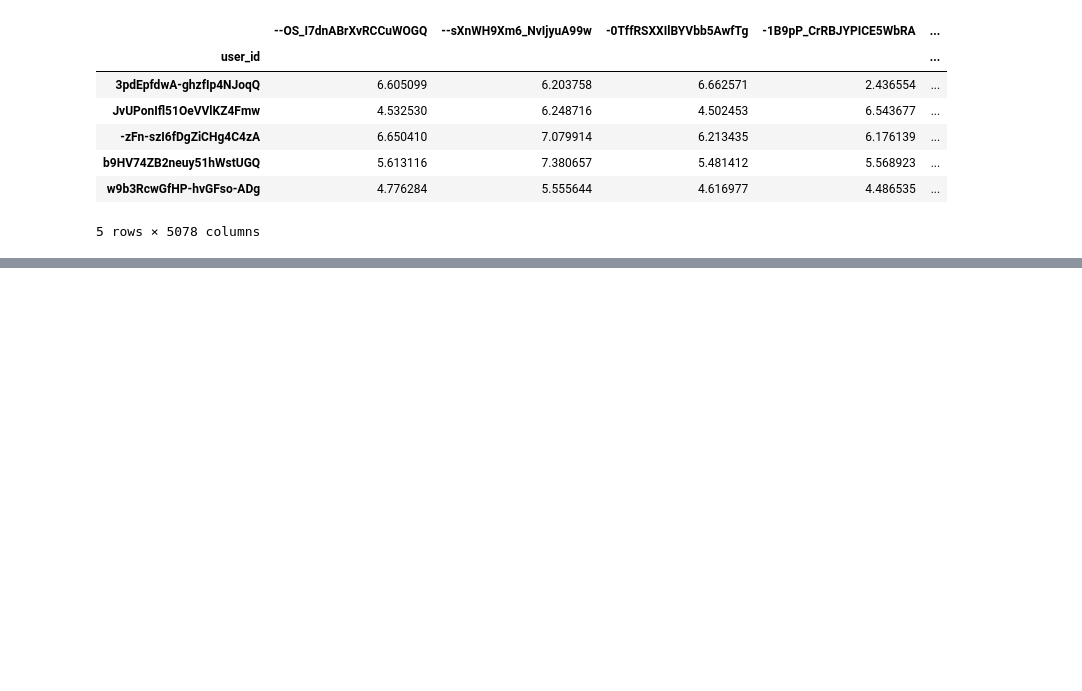
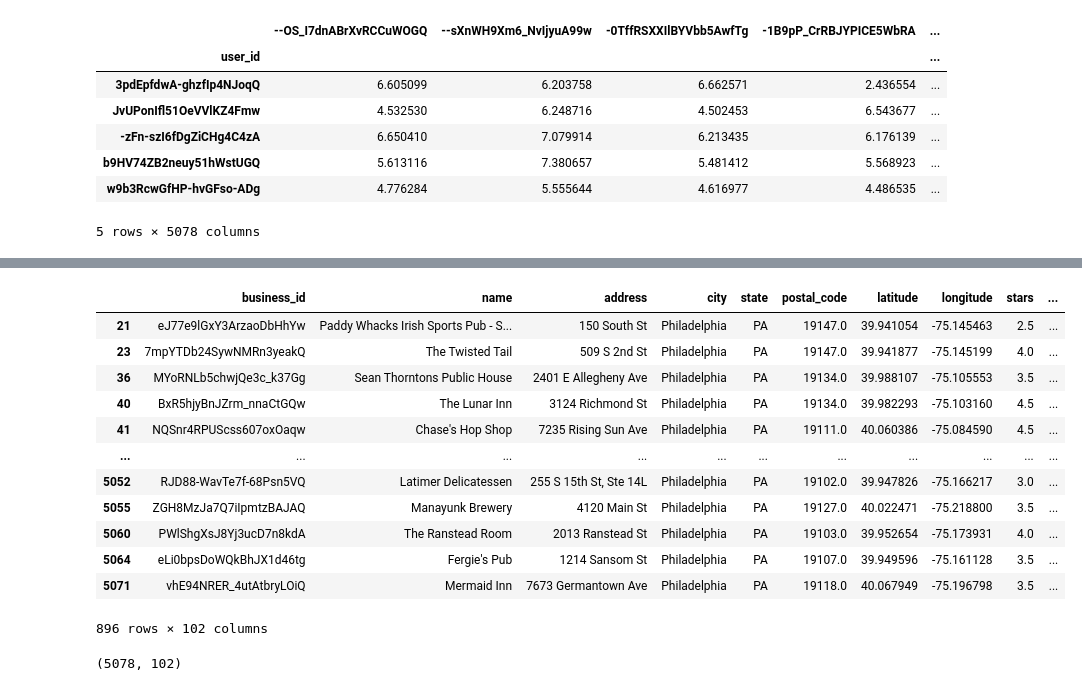
Before and after one commit to satyabhavsar1/PlatePals, a Jupyter notebook: Philli_Ratings_Prediction.ipynb, the cells around one changed output, grey strips where cells are left out. Cells and saved outputs as stored; diff of their text form; code cells hidden in the pictures; blank space fills up the shorter version.

```diff
--- a/Philli_Ratings_Prediction.ipynb
+++ b/Philli_Ratings_Prediction.ipynb
@@ -335,0 +1270,3 @@ Similarity Score: 0.7746
+# %%
+res = pd.read_csv('processed_datasets/updated_restaurants.csv')
+res.head()
@@ -335,0 +1310,2 @@ Similarity Score: 0.7746
+# %%
+merged_df = pd.merge(res_philli, res, left_on=['business_id'], right_on=['ID'], how='inner')
@@ -335,0 +1322,20 @@ Similarity Score: 0.7746
+# %%
+merged_df[merged_df['17'] == 1]
+# %% [output]
+|  | business_id | name | address | city | state | postal_code | latitude | longitude | stars | ... |
+| 21 | eJ77e9lGxY3ArzaoDbHhYw | Paddy Whacks Irish Sports Pub - S... | 150 South St | Philadelphia | PA | 19147.0 | 39.941054 | -75.145463 | 2.5 | ... |
+| 23 | 7mpYTDb24SywNMRn3yeakQ | The Twisted Tail | 509 S 2nd St | Philadelphia | PA | 19147.0 | 39.941877 | -75.145199 | 4.0 | ... |
+| 36 | MYoRNLb5chwjQe3c_k37Gg | Sean Thorntons Public House | 2401 E Allegheny Ave | Philadelphia | PA | 19134.0 | 39.988107 | -75.105553 | 3.5 | ... |
+| 40 | BxR5hjyBnJZrm_nnaCtGQw | The Lunar Inn | 3124 Richmond St | Philadelphia | PA | 19134.0 | 39.982293 | -75.103160 | 4.5 | ... |
+| 41 | NQSnr4RPUScss607oxOaqw | Chase's Hop Shop | 7235 Rising Sun Ave | Philadelphia | PA | 19111.0 | 40.060386 | -75.084590 | 4.5 | ... |
+| ... | ... | ... | ... | ... | ... | ... | ... | ... | ... | ... |
+| 5052 | RJD88-WavTe7f-68Psn5VQ | Latimer Delicatessen | 255 S 15th St, Ste 14L | Philadelphia | PA | 19102.0 | 39.947826 | -75.166217 | 3.0 | ... |
+| 5055 | ZGH8MzJa7Q7iIpmtzBAJAQ | Manayunk Brewery | 4120 Main St | Philadelphia | PA | 19127.0 | 40.022471 | -75.218800 | 3.5 | ... |
+| 5060 | PWlShgXsJ8Yj3ucD7n8kdA | The Ranstead Room | 2013 Ranstead St | Philadelphia | PA | 19103.0 | 39.952654 | -75.173931 | 4.0 | ... |
+| 5064 | eLi0bpsDoWQkBhJX1d46tg | Fergie's Pub | 1214 Sansom St | Philadelphia | PA | 19107.0 | 39.949596 | -75.161128 | 3.5 | ... |
+| 5071 | vhE94NRER_4utAtbryLOiQ | Mermaid Inn | 7673 Germantown Ave | Philadelphia | PA | 19118.0 | 40.067949 | -75.196798 | 3.5 | ... |
+896 rows × 102 columns
+# %%
+merged_df.shape
+# %% [output]
+(5078, 102)
```
Also changed, not shown: parts of 154 cells of this notebook, 2 other files.
